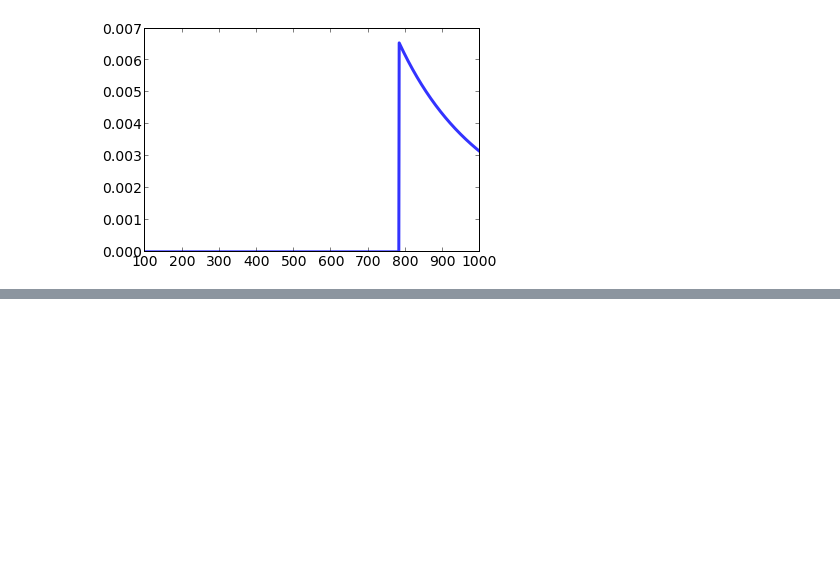
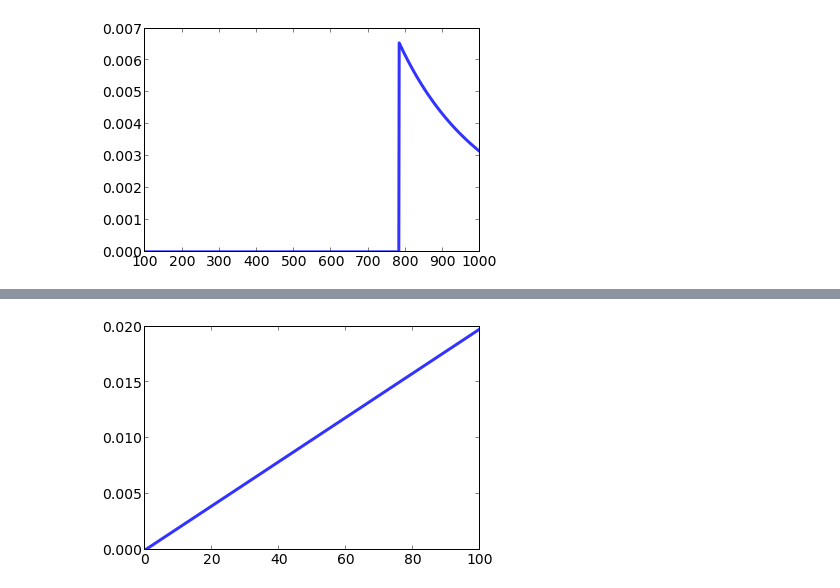
Before and after one commit to fperez/bayestut, a Jupyter notebook: Bayes-1.ipynb, the cells around one changed output, grey strips where cells are left out. Drawn from its saved outputs; the diff is of its cells as text; code cells hidden in the pictures; blank space fills up the shorter version.

```diff
--- a/Bayes-1.ipynb
+++ b/Bayes-1.ipynb
@@ -172,0 +203,5 @@ Given the data, our mean estimate is: 877.54322135
+# %%
+suite.Update('H')
+myplot.Pmf(suite)
+# %% [output]
+[figure, added]
```
Also changed, not shown: parts of 6 cells of this notebook.
